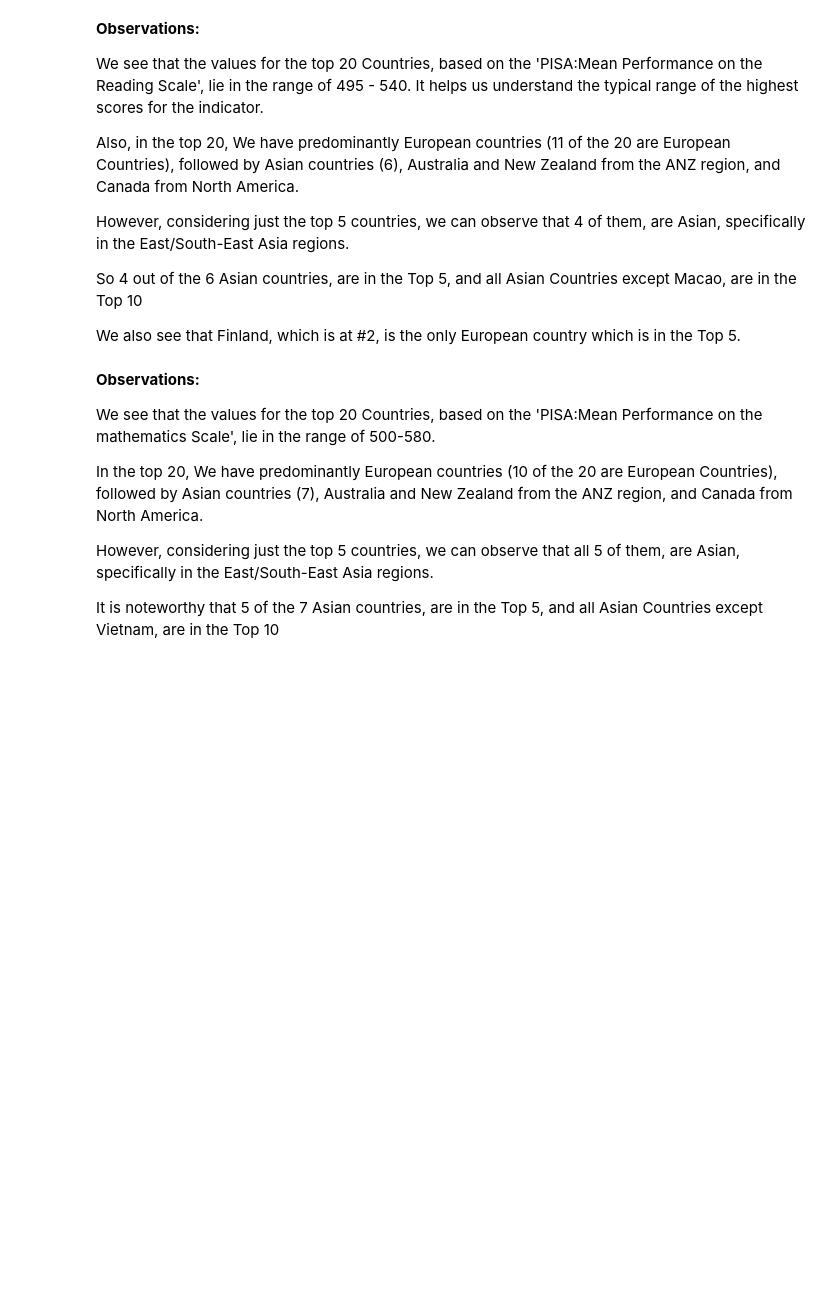
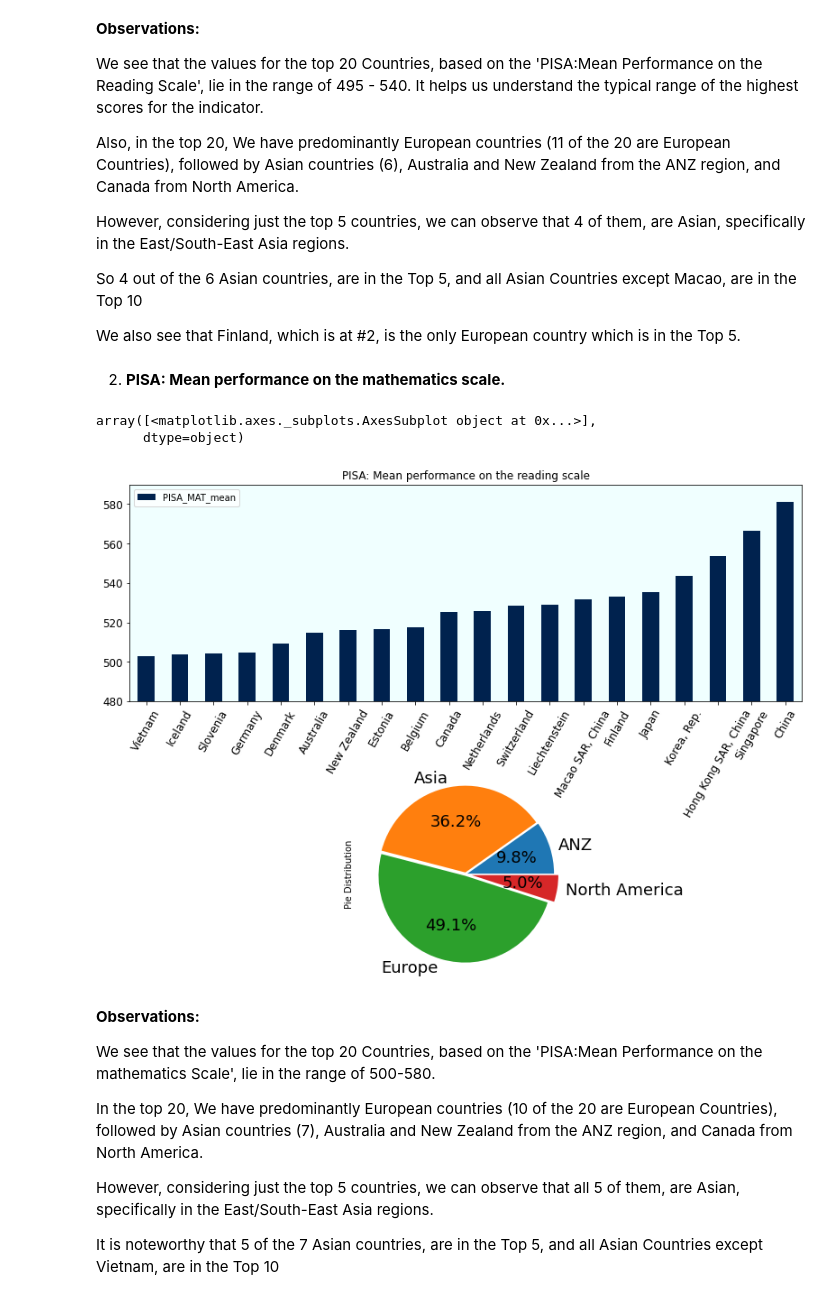
Before and after one commit to Keshav1506/World-Bank-Global-Education-Analysis, a Jupyter notebook: WorldBankEDA.ipynb, the cells around one changed output. Cells and saved outputs as stored; diff of their text form; code cells hidden in the pictures; blank space fills up the shorter version.

```diff
--- a/WorldBankEDA.ipynb
+++ b/WorldBankEDA.ipynb
@@ -893,34 +991,46 @@ However, considering just the top 5 countries, we can observe that 4 of them, ar
 So 4 out of the 6 Asian countries, are in the Top 5, and all Asian Countries except Macao, are in the Top 10
 
 We also see that Finland, which is at #2, is the only European country which is in the Top 5.
+# %% [markdown]
+2. **PISA: Mean performance on the mathematics scale.**
 # %%
 tempdf3 = EdStatsData.loc[EdStatsData['Indicator Code'] == 'LO.PISA.MAT'].copy()
 
-#Title9 = EdStatsData.loc[EdStatsData['Indicator Code'] == 'LO.PISA.MAT']["Indicator Name"][2301]
+Title9 = EdStatsData.loc[EdStatsData['Indicator Code'] == 'LO.PISA.MAT']["Indicator Name"][2298]
+
 
 col = tempdf3.loc[: , "1970":"2100"]
 
 tempdf3['PISA_MAT_mean'] = col.mean(axis=1)
 
 
 
 tempdf3 = tempdf3[pd.notnull(tempdf3['PISA_MAT_mean'])]
 
 PISA_MAT_pie = tempdf3[['Country Name', 'PISA_MAT_mean']]
 PISA_MAT_pie = PISA_MAT_pie.sort_values(by="PISA_MAT_mean")[-20:]
 
 PISA_MAT=PISA_MAT_pie.set_index('Country Name')
 
 PISA_MAT = PISA_MAT.sort_values(by="PISA_MAT_mean")[-20:]
 
-PISA_MAT.plot(kind='bar', figsize = (10,4), ylim = (480, 590), xlabel = "Countries",
-                    title = Title8, rot = 90, colormap = "cividis", legend = True,
-                    fontsize = 12).patch.set_facecolor('#f0ffff')
+figure, axes = plt.subplots(nrows = 2, ncols = 1)
+figure.tight_layout()
+
+PISA_MAT.plot(kind='bar', figsize = (12,9), ylim = (480, 590), xlabel = "Countries",
+                    title = Title8, rot = 60, colormap = "cividis", legend = True,
+                    fontsize = 12, ax = axes[0]).patch.set_facecolor('#f0ffff')
 
 
 PISA_MAT_pie['Continent']=PISA_MAT_pie['Country Name'].map(contdict)
 
-PISA_MAT_pie.groupby(['Continent']).sum().plot(kind='pie',subplots=True,figsize=(8,12),autopct='%1.1f%%',textprops={'fontsize': 18},legend=False)
+PISA_MAT_pie.groupby(['Continent']).sum().plot(kind='pie', ylabel = "Pie Distribution", explode = [0.02,0.02,0.02,0.07],
+                                               subplots=True,figsize=(12,9),autopct='%1.1f%%',textprops={'fontsize': 18},
+                                               ax = axes[1], legend=False)
+# %% [output]
+array([<matplotlib.axes._subplots.AxesSubplot object at 0x...>],
+      dtype=object)
+[figure, added]
 # %% [markdown]
 **Observations:**
 
```
Also changed, not shown: parts of 10 cells of this notebook.
